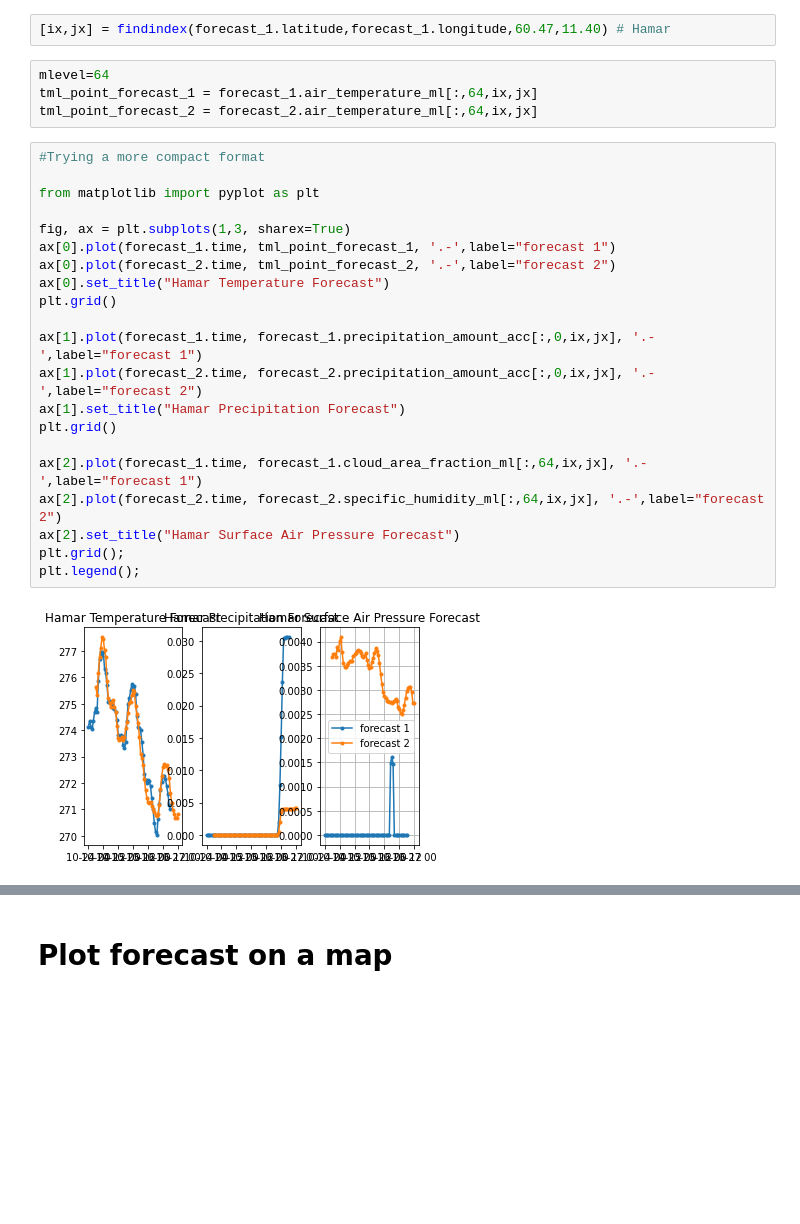
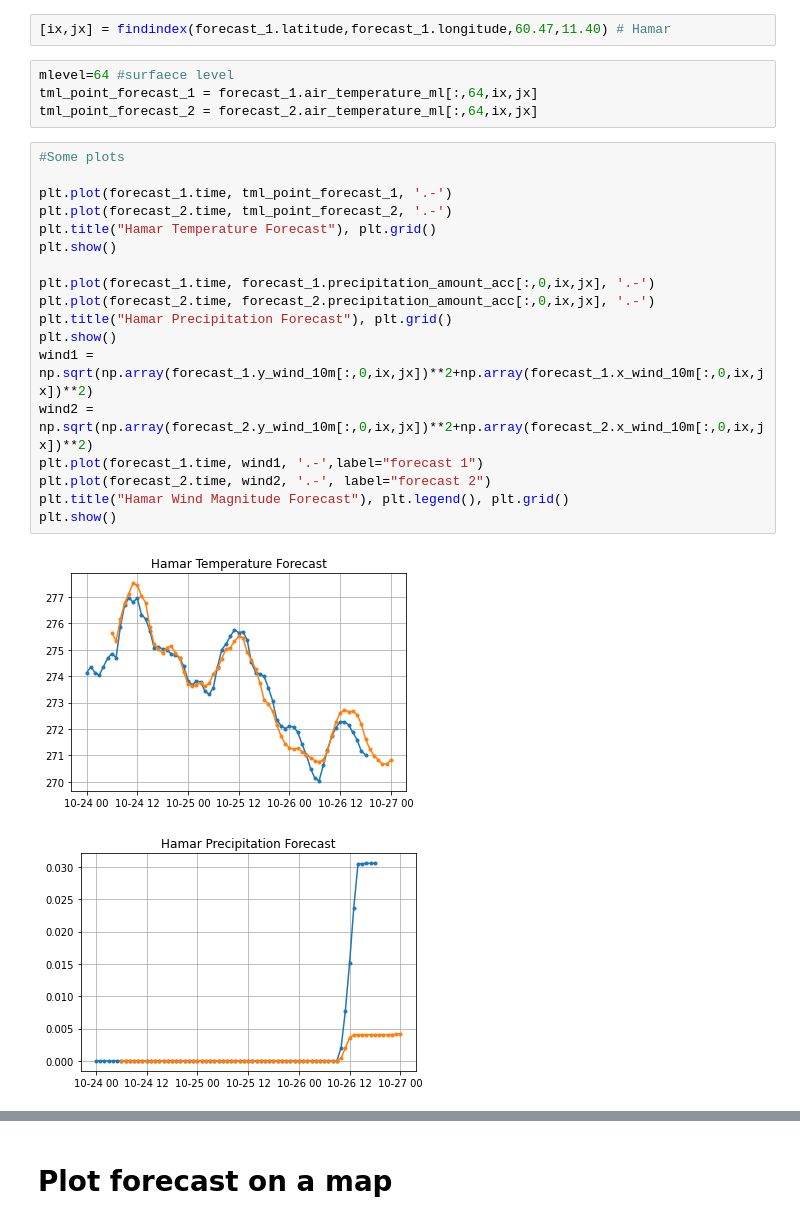
Before and after one commit to eirikngard/GEO4902, a Jupyter notebook: Data_assimilation_Eirik.ipynb, the cells around one changed output, grey strips where cells are left out. Saved outputs shown, nothing was run; the diff lists cells and outputs as text; blank space fills up the shorter version.

```diff
--- a/Data_assimilation_Eirik.ipynb
+++ b/Data_assimilation_Eirik.ipynb
@@ -45,29 +63,27 @@ def findindex(alat,alon,plat,plon):
 # %%
 [ix,jx] = findindex(forecast_1.latitude,forecast_1.longitude,60.47,11.40) # Hamar
 # %%
-mlevel=64
+mlevel=64 #surfaece level
 tml_point_forecast_1 = forecast_1.air_temperature_ml[:,64,ix,jx]
 tml_point_forecast_2 = forecast_2.air_temperature_ml[:,64,ix,jx]
 # %%
-#Trying a more compact format
+#Some plots
 
-from matplotlib import pyplot as plt
+plt.plot(forecast_1.time, tml_point_forecast_1, '.-')
+plt.plot(forecast_2.time, tml_point_forecast_2, '.-')
+plt.title("Hamar Temperature Forecast"), plt.grid()
+plt.show()
 
-fig, ax = plt.subplots(1,3, sharex=True)
-ax[0].plot(forecast_1.time, tml_point_forecast_1, '.-',label="forecast 1")
-ax[0].plot(forecast_2.time, tml_point_forecast_2, '.-',label="forecast 2")
-ax[0].set_title("Hamar Temperature Forecast")
-plt.grid()
-
-ax[1].plot(forecast_1.time, forecast_1.precipitation_amount_acc[:,0,ix,jx], '.-',label="forecast 1")
-ax[1].plot(forecast_2.time, forecast_2.precipitation_amount_acc[:,0,ix,jx], '.-',label="forecast 2")
-ax[1].set_title("Hamar Precipitation Forecast")
-plt.grid()
-
-ax[2].plot(forecast_1.time, forecast_1.cloud_area_fraction_ml[:,64,ix,jx], '.-',label="forecast 1")
-ax[2].plot(forecast_2.time, forecast_2.specific_humidity_ml[:,64,ix,jx], '.-',label="forecast 2")
-ax[2].set_title("Hamar Surface Air Pressure Forecast")
-plt.grid();
-plt.legend();
+plt.plot(forecast_1.time, forecast_1.precipitation_amount_acc[:,0,ix,jx], '.-')
+plt.plot(forecast_2.time, forecast_2.precipitation_amount_acc[:,0,ix,jx], '.-')
+plt.title("Hamar Precipitation Forecast"), plt.grid()
+plt.show()
+wind1 = np.sqrt(np.array(forecast_1.y_wind_10m[:,0,ix,jx])**2+np.array(forecast_1.x_wind_10m[:,0,ix,jx])**2)
+wind2 = np.sqrt(np.array(forecast_2.y_wind_10m[:,0,ix,jx])**2+np.array(forecast_2.x_wind_10m[:,0,ix,jx])**2)
+plt.plot(forecast_1.time, wind1, '.-',label="forecast 1")
+plt.plot(forecast_2.time, wind2, '.-', label="forecast 2")
+plt.title("Hamar Wind Magnitude Forecast"), plt.legend(), plt.grid()
+plt.show()
 # %% [output]
-[figure, old version]
+[figure, new version]
+[figure, added]
```
Also changed, not shown: parts of 18 cells of this notebook.
